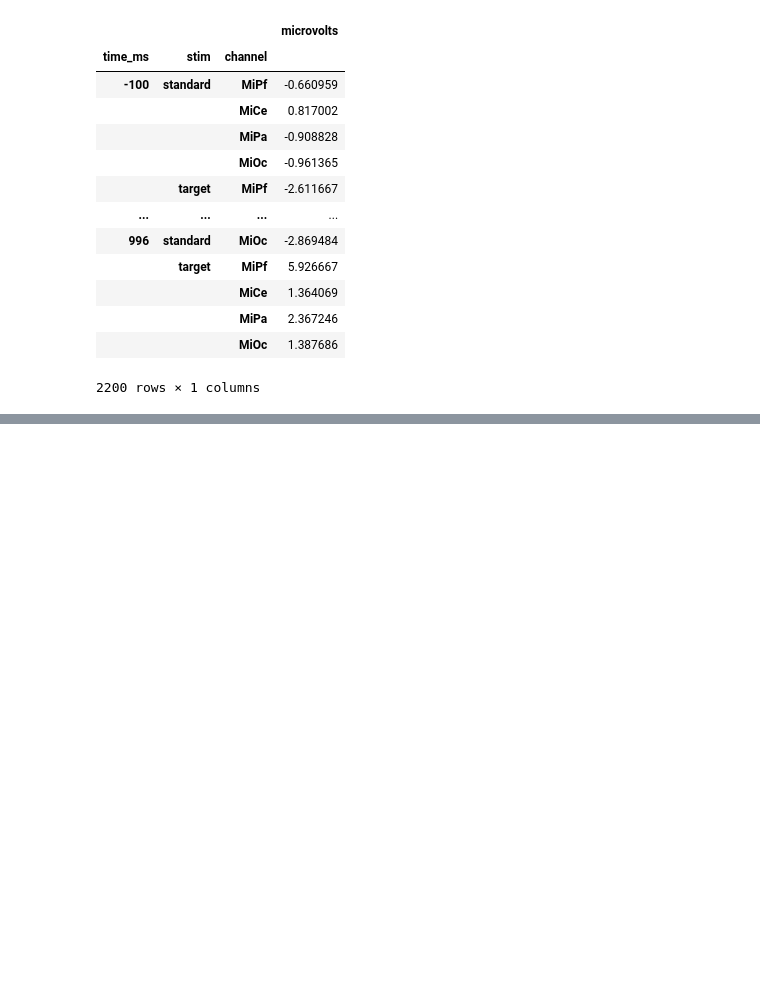
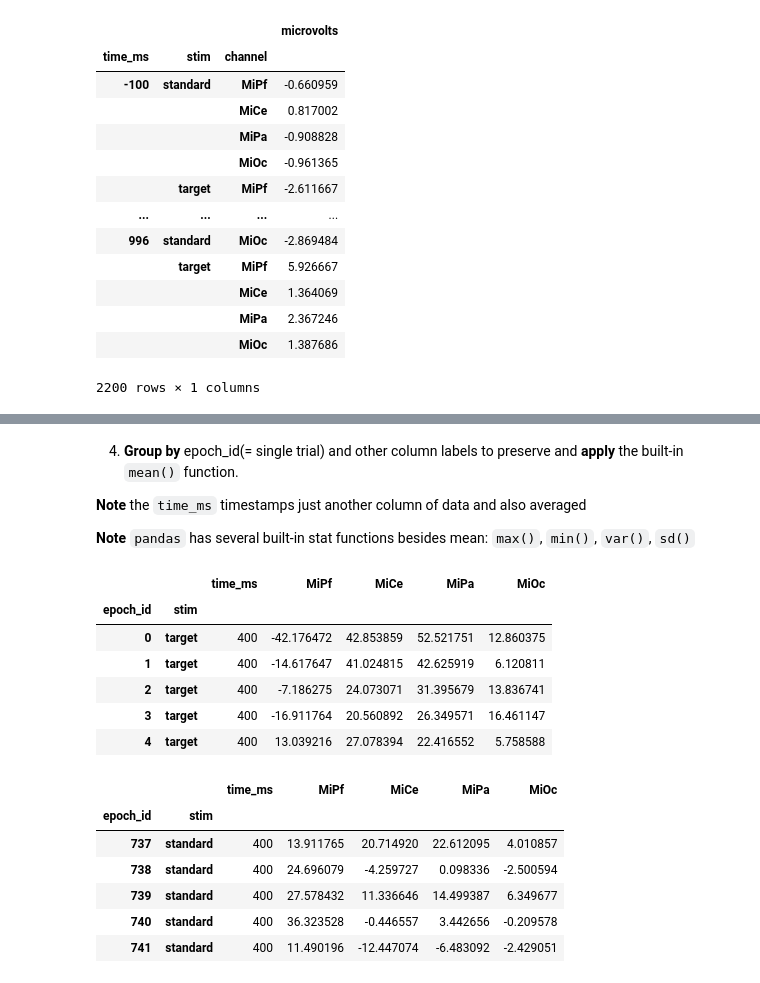
Before and after one commit to turbach/spudtr, a Jupyter notebook: docs/user_guide/gallery/gallery.ipynb, the cells around one changed output, grey strips where cells are left out. Drawn from its saved outputs; the diff is of its cells as text; code cells hidden in the pictures; blank space fills up the shorter version.

```diff
--- a/docs/user_guide/gallery/gallery.ipynb
+++ b/docs/user_guide/gallery/gallery.ipynb
@@ -90,0 +176,25 @@ pd.DataFrame(subsets_long)
+# %% [markdown]
+4. **Group by** epoch_id(= single trial) and other column labels to preserve and **apply** the built-in `mean()` function.
+
+  **Note** the `time_ms` timestamps just another column of data and also averaged
+
+  **Note** `pandas` has several built-in stat functions besides mean: `max()`, `min()`, `var()`, `sd()`
+# %%
+mid_300_500_mna = mid_300_500.groupby(["epoch_id", "stim"]).mean()
+
+display(mid_300_500_mna.head(), mid_300_500_mna.tail())
+# %% [output]
+|  |  | time_ms | MiPf | MiCe | MiPa | MiOc |
+| epoch_id | stim |  |  |  |  |  |
+| 0 | target | 400 | -42.176472 | 42.853859 | 52.521751 | 12.860375 |
+| 1 | target | 400 | -14.617647 | 41.024815 | 42.625919 | 6.120811 |
+| 2 | target | 400 | -7.186275 | 24.073071 | 31.395679 | 13.836741 |
+| 3 | target | 400 | -16.911764 | 20.560892 | 26.349571 | 16.461147 |
+| 4 | target | 400 | 13.039216 | 27.078394 | 22.416552 | 5.758588 |
+|  |  | time_ms | MiPf | MiCe | MiPa | MiOc |
+| epoch_id | stim |  |  |  |  |  |
+| 737 | standard | 400 | 13.911765 | 20.714920 | 22.612095 | 4.010857 |
+| 738 | standard | 400 | 24.696079 | -4.259727 | 0.098336 | -2.500594 |
+| 739 | standard | 400 | 27.578432 | 11.336646 | 14.499387 | 6.349677 |
+| 740 | standard | 400 | 36.323528 | -0.446557 | 3.442656 | -0.209578 |
+| 741 | standard | 400 | 11.490196 | -12.447074 | -6.483092 | -2.429051 |
```
Also changed, not shown: parts of 13 cells of this notebook.
